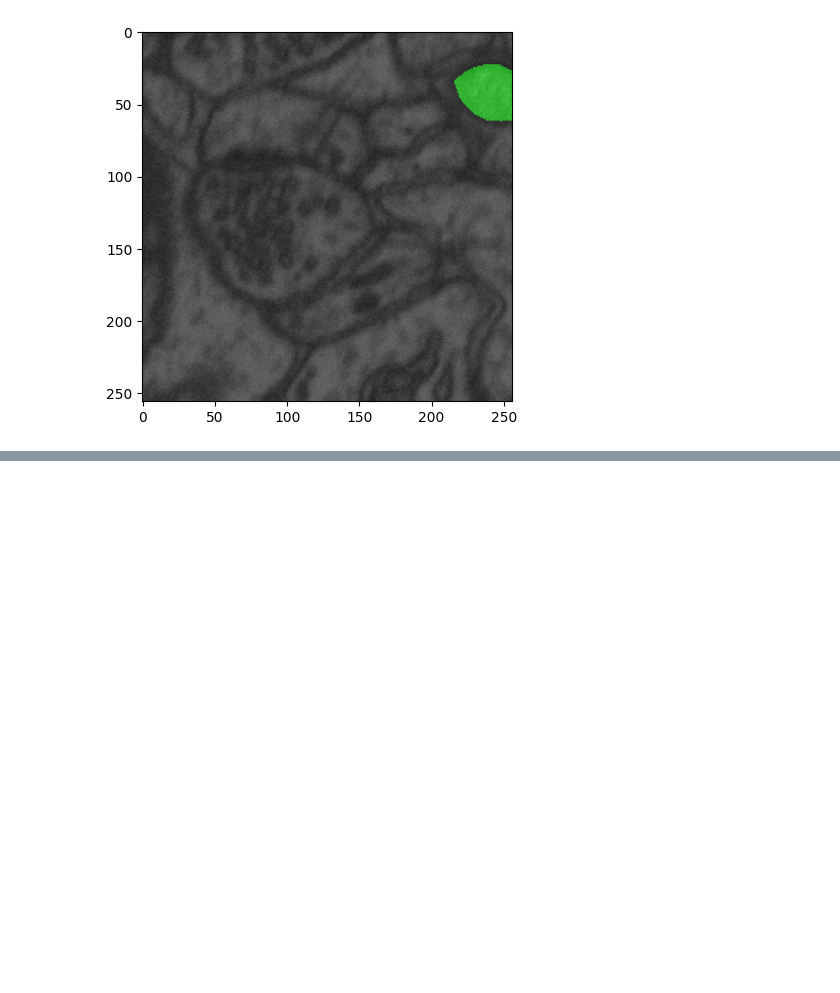
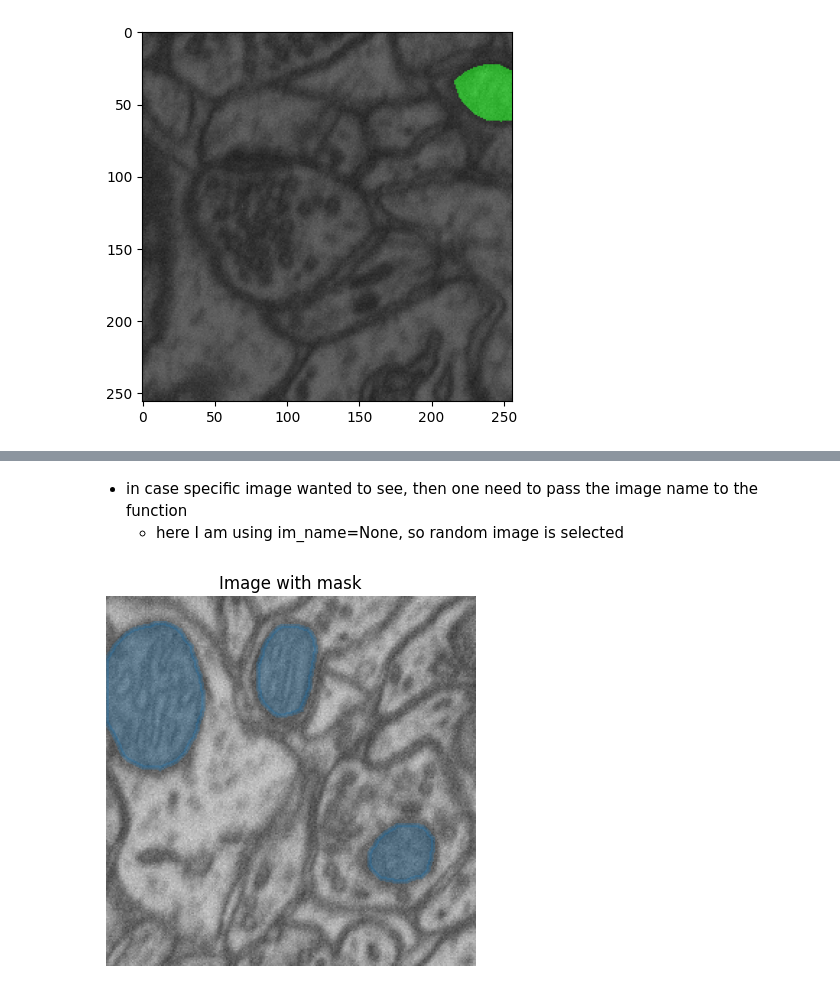
Before and after one commit to HasanGoni/yolo_v8_segmentation, a Jupyter notebook: nbs/index.ipynb, the cells around one changed output, grey strips where cells are left out. Cells and saved outputs as stored; diff of their text form; code cells hidden in the pictures; blank space fills up the shorter version.

```diff
--- a/nbs/index.ipynb
+++ b/nbs/index.ipynb
@@ -61,0 +75,8 @@ overlay_mask(im_path=image, msk_path=msk)
+# %% [markdown]
+- in case specific image wanted to see, then one need to pass the image name to the function
+    - here I am using im_name=None, so random image is selected
+# %%
+
+overlay_yolo_mask(im_path=im_path, msk_path=yolo_mask_path, im_name=None, fill=True, alpha=0.3)
+# %% [output]
+[figure, added]
```
Also changed, not shown: parts of 14 cells of this notebook, 40 other files.
